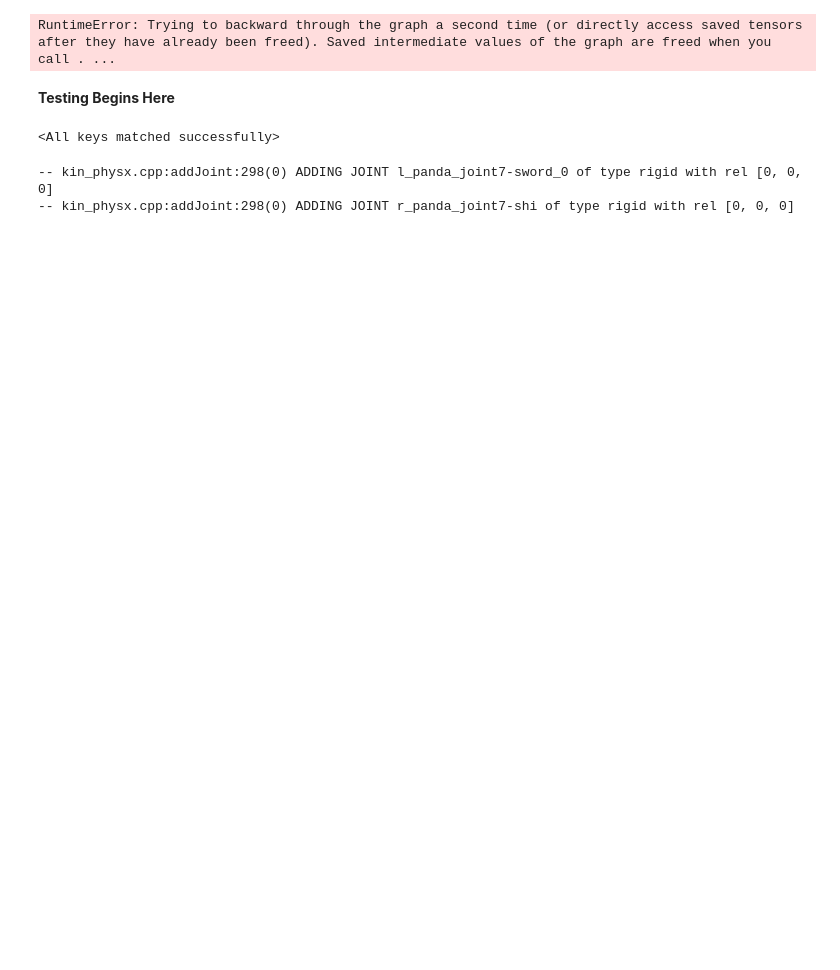
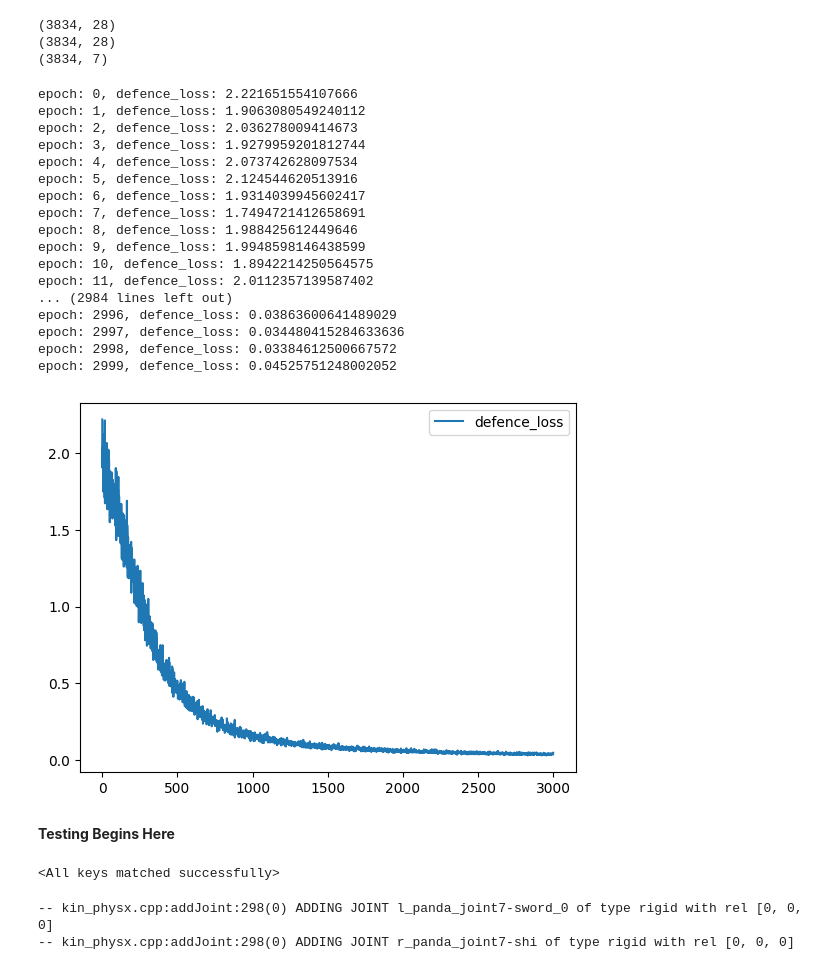
Before and after one commit to saiddonmez/Robotic-Arm-Sword-Fight-Project, a Jupyter notebook: attack_defence_agent.ipynb, the cells around one changed output. Saved outputs shown, nothing was run; the diff lists cells and outputs as text; code cells hidden in the pictures; blank space fills up the shorter version.

Commit message:
imitation learning is done

```diff
--- a/attack_defence_agent.ipynb
+++ b/attack_defence_agent.ipynb
@@ -72,49 +59,71 @@ torch.Size([25250, 10, 14]) torch.Size([25250, 7])
+# %%
+defence_train_x = np.load('defencebot_imitation_traininput_posdif.npy')
+defence_train_y = np.load('defencebot_imitation_trainlabel_posdif.npy')
+
+print(defence_train_x.shape)
+# defence_train_x = defence_train_x[:,-1,:,:]
+# defence_train_x = defence_train_x.reshape(-1, 28)
+print(defence_train_x.shape)
+print(defence_train_y.shape)
+
+# defence_train_x = defence_train_x / np.max(np.abs(defence_train_x))
+# defence_train_y = defence_train_y / np.max(np.abs(defence_train_y))
+
+defence_train_x = torch.tensor(defence_train_x, dtype=torch.float32)
+defence_train_y = torch.tensor(defence_train_y, dtype=torch.float32)
+
+defence_set = torch.utils.data.TensorDataset(defence_train_x, defence_train_y)
+# %% [output]
+(3834, 28)
+(3834, 28)
+(3834, 7)
 # %%
-epoch_num = 100
+epoch_num = 3000
 batch_size = 256
 
-attack_loader = torch.utils.data.DataLoader(attack_set, batch_size=batch_size, shuffle=True)
 defence_loader = torch.utils.data.DataLoader(defence_set, batch_size=batch_size, shuffle=True)
 
-attack_optimizer = optim.Adam(attack_model.parameters(), lr=0.001)
-defence_optimizer = optim.Adam(defence_model.parameters(), lr=0.001)
+defence_optimizer = optim.Adam(defence_model.parameters(), lr=0.001, weight_decay=0.00002)
 
-attack_loss_fn = nn.MSELoss()
 defence_loss_fn = nn.MSELoss()
 
-attack_losses = []
 defence_losses = []
 
 for epoch in range(epoch_num):
-    attack_loss = 0
     defence_loss = 0
-    for x, y in attack_loader:
-        attack_optimizer.zero_grad()
-        attack_y_pred = attack_model(x)
-        attack_loss = attack_loss_fn(y_pred, y)
-        attack_loss.backward()
-        attack_optimizer.step()
-        attack_loss += attack_loss.item()
-    attack_losses.append(attack_loss)
-
     for x, y in defence_loader:
         defence_optimizer.zero_grad()
         y_pred = defence_model(x)
-        defence_oss = defence_loss_fn(y_pred, y)
+        defence_loss = defence_loss_fn(y_pred, y)
         defence_loss.backward()
         defence_optimizer.step()
         defence_loss += defence_loss.item()
-    defence_losses.append(defence_loss)
-    print(f'epoch: {epoch}, attack_loss: {attack_loss}, defence_loss: {defence_loss}')
+    defence_losses.append(defence_loss.detach().numpy())
+    print(f'epoch: {epoch}, defence_loss: {defence_loss}')
 #save the model
-torch.save(attack_model.state_dict(), 'attack_modelv2.pth')
-torch.save(defence_model.state_dict(), 'defence_modelv2.pth')
-plt.plot(attack_losses, label='attack_loss')
+torch.save(defence_model.state_dict(), 'defence_model_imitation_posdif.pth')
 plt.plot(defence_losses, label='defence_loss')
 plt.legend()
 plt.show()
 # %% [output]
-RuntimeError: Trying to backward through the graph a second time (or directly access saved tensors after they have already been freed). Saved intermediate values of the graph are freed when you call . ...
+epoch: 0, defence_loss: 2.221651554107666
+epoch: 1, defence_loss: 1.9063080549240112
+epoch: 2, defence_loss: 2.036278009414673
+epoch: 3, defence_loss: 1.9279959201812744
+epoch: 4, defence_loss: 2.073742628097534
+epoch: 5, defence_loss: 2.124544620513916
+epoch: 6, defence_loss: 1.9314039945602417
+epoch: 7, defence_loss: 1.7494721412658691
+epoch: 8, defence_loss: 1.988425612449646
+epoch: 9, defence_loss: 1.9948598146438599
+epoch: 10, defence_loss: 1.8942214250564575
+epoch: 11, defence_loss: 2.0112357139587402
+... (2984 lines left out)
+epoch: 2996, defence_loss: 0.03863600641489029
+epoch: 2997, defence_loss: 0.034480415284633636
+epoch: 2998, defence_loss: 0.03384612500667572
+epoch: 2999, defence_loss: 0.04525751248002052
+[figure, added]
 # %% [markdown]
 **Testing Begins Here**
 # %%
```
Also changed, not shown: parts of 4 cells of this notebook, 8 other files.
